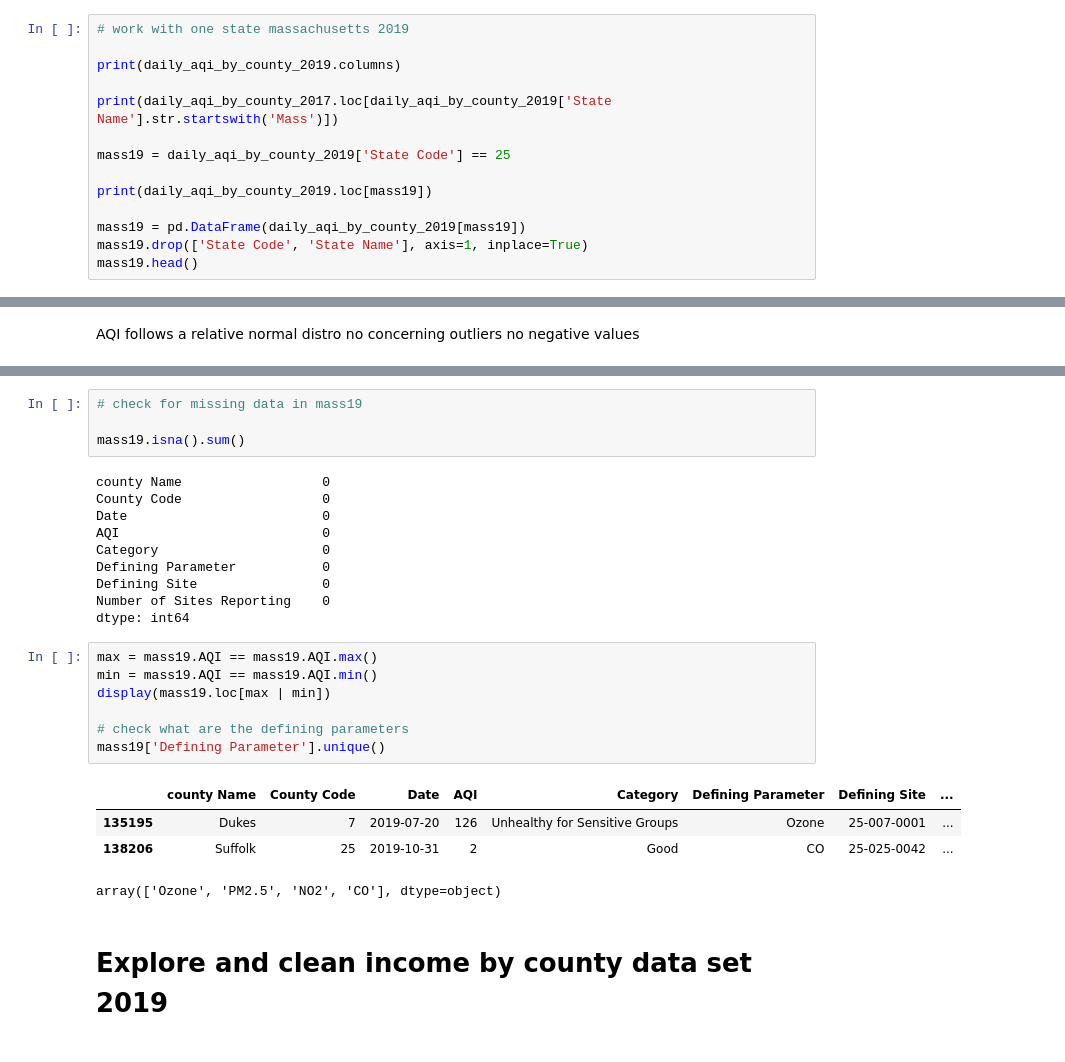
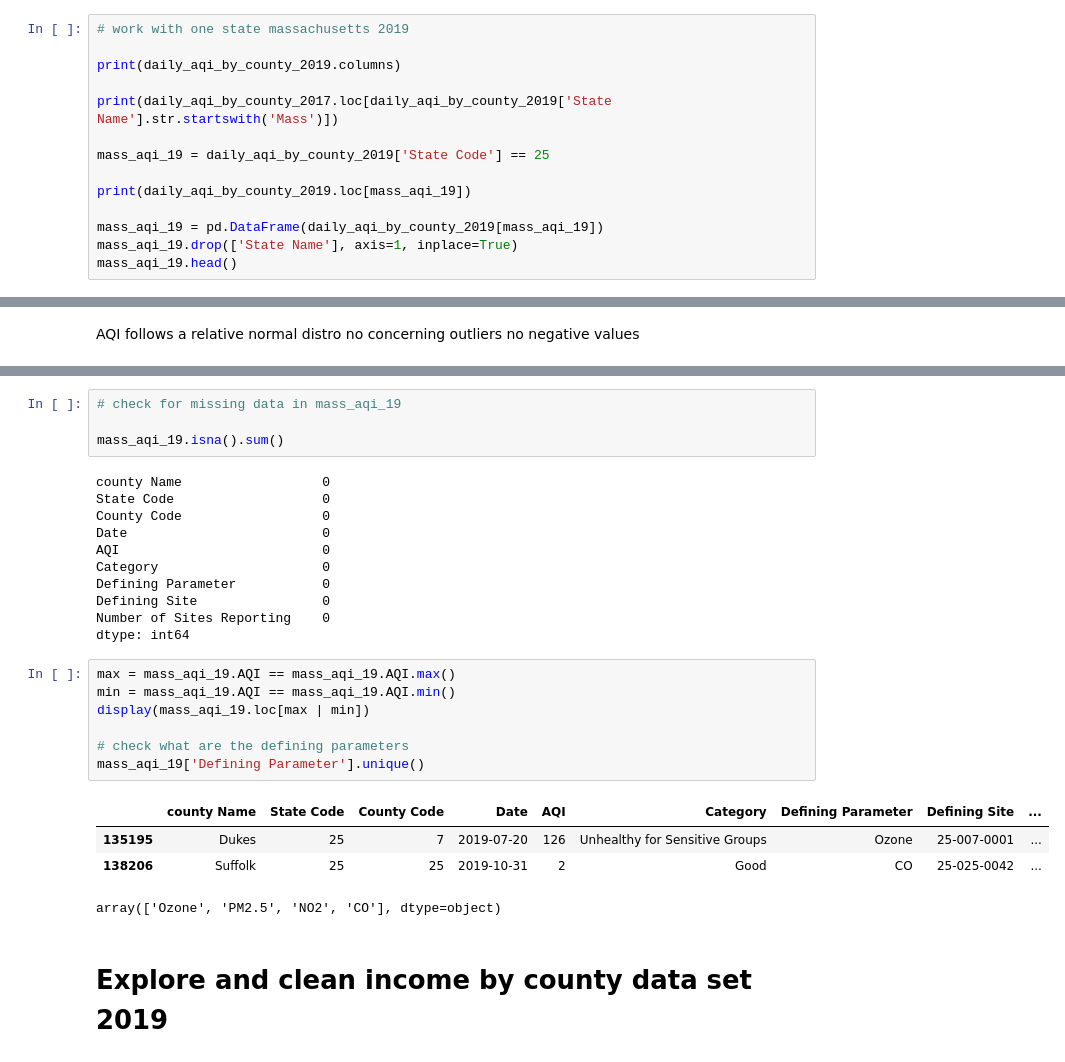
Before and after one commit to willkchan/Pollution-Forecast, a Jupyter notebook: src/preparation/Data_Wrangling2.ipynb, the cells around one changed output, grey strips where cells are left out. Saved outputs shown, nothing was run; the diff lists cells and outputs as text.

```diff
--- a/src/preparation/Data_Wrangling2.ipynb
+++ b/src/preparation/Data_Wrangling2.ipynb
@@ -51,13 +51,13 @@ print(daily_aqi_by_county_2019.columns)
 
 print(daily_aqi_by_county_2017.loc[daily_aqi_by_county_2019['State Name'].str.startswith('Mass')])
 
-mass19 = daily_aqi_by_county_2019['State Code'] == 25
+mass_aqi_19 = daily_aqi_by_county_2019['State Code'] == 25
 
-print(daily_aqi_by_county_2019.loc[mass19])
+print(daily_aqi_by_county_2019.loc[mass_aqi_19])
 
-mass19 = pd.DataFrame(daily_aqi_by_county_2019[mass19])
-mass19.drop(['State Code', 'State Name'], axis=1, inplace=True)
-mass19.head()
+mass_aqi_19 = pd.DataFrame(daily_aqi_by_county_2019[mass_aqi_19])
+mass_aqi_19.drop(['State Name'], axis=1, inplace=True)
+mass_aqi_19.head()
 # %% [output]
 Index(['State Name', 'county Name', 'State Code', 'County Code', 'Date', 'AQI',
        'Category', 'Defining Parameter', 'Defining Site',
@@ -126,11 +126,12 @@ plt.bar(mean_mass_AQI.index, mean_mass_AQI['AQI'])
 <BarContainer object of 13 artists>
 [figure]
 # %%
-# check for missing data in mass19
+# check for missing data in mass_aqi_19
 
-mass19.isna().sum()
+mass_aqi_19.isna().sum()
 # %% [output]
 county Name                  0
+State Code                   0
 County Code                  0
 Date                         0
 AQI                          0
@@ -140,16 +141,16 @@ Defining Site                0
 Number of Sites Reporting    0
 dtype: int64
 # %%
-max = mass19.AQI == mass19.AQI.max()
-min = mass19.AQI == mass19.AQI.min()
-display(mass19.loc[max | min])
+max = mass_aqi_19.AQI == mass_aqi_19.AQI.max()
+min = mass_aqi_19.AQI == mass_aqi_19.AQI.min()
+display(mass_aqi_19.loc[max | min])
 
 # check what are the defining parameters
-mass19['Defining Parameter'].unique()
+mass_aqi_19['Defining Parameter'].unique()
 # %% [output]
-|  | county Name | County Code | Date | AQI | Category | Defining Parameter | Defining Site | ... |
-| 135195 | Dukes | 7 | 2019-07-20 | 126 | Unhealthy for Sensitive Groups | Ozone | 25-007-0001 | ... |
-| 138206 | Suffolk | 25 | 2019-10-31 | 2 | Good | CO | 25-025-0042 | ... |
+|  | county Name | State Code | County Code | Date | AQI | Category | Defining Parameter | Defining Site | ... |
+| 135195 | Dukes | 25 | 7 | 2019-07-20 | 126 | Unhealthy for Sensitive Groups | Ozone | 25-007-0001 | ... |
+| 138206 | Suffolk | 25 | 25 | 2019-10-31 | 2 | Good | CO | 25-025-0042 | ... |
 array(['Ozone', 'PM2.5', 'NO2', 'CO'], dtype=object)
 # %% [markdown]
 # Explore and clean income by county data set 2019
```
Also changed, not shown: parts of 29 cells of this notebook, 1 other file.
